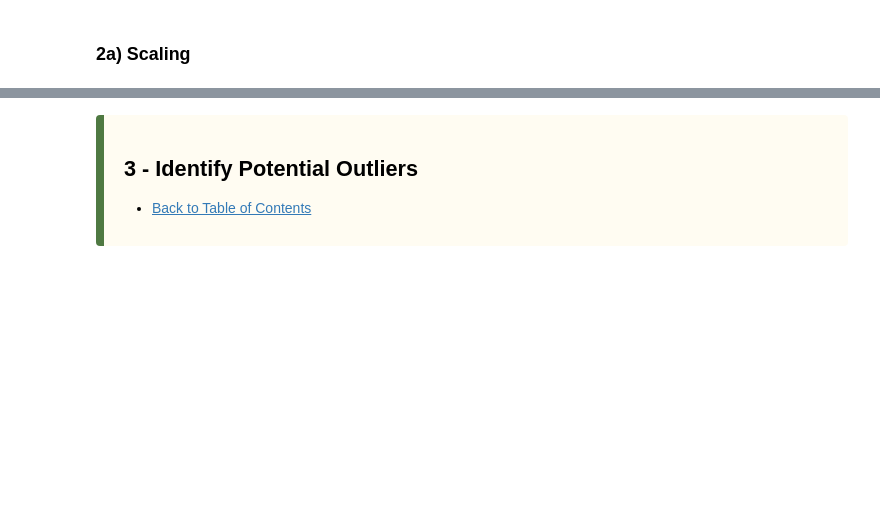
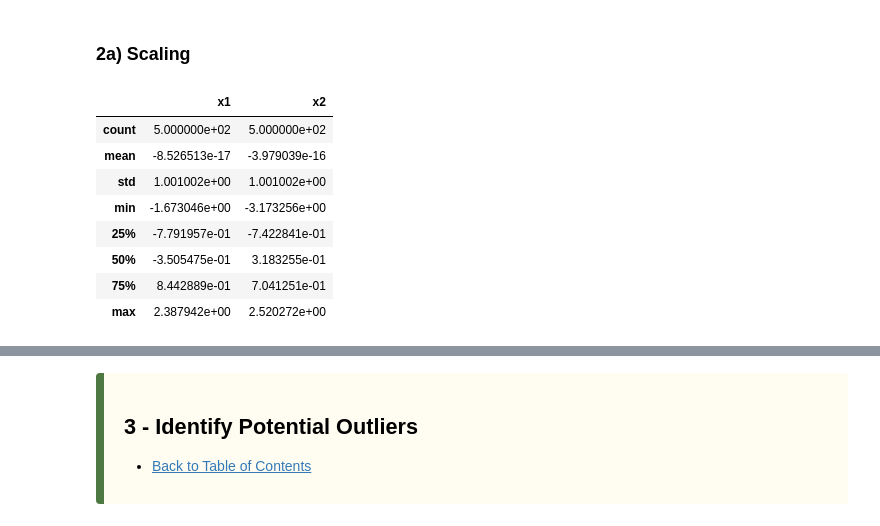
Before and after one commit to Jared-Wood135/DU-COMP4432-Machine-Learning, a Jupyter notebook: Assignments/5.ipynb, the cells around one changed output, grey strips where cells are left out. Cells and saved outputs as stored; diff of their text form; code cells hidden in the pictures; blank space fills up the shorter version.

```diff
--- a/Assignments/5.ipynb
+++ b/Assignments/5.ipynb
@@ -220,3 +220,22 @@ From initial dataset exploration, the dataset is very simple and straightforward
 </div>
 # %% [markdown]
 ### 2a) Scaling
+# %%
+# Scale both 'x1' and 'x2' for consistency in the 2D plane
+df_scaled = StandardScaler().fit_transform(df)
+
+# Send scaled data into a pandas dataframe
+df_scaled = pd.DataFrame(df_scaled, columns=['x1', 'x2'])
+
+# Observe descriptive statistics
+df_scaled.describe()
+# %% [output]
+|  | x1 | x2 |
+| count | 5.000000e+02 | 5.000000e+02 |
+| mean | -8.526513e-17 | -3.979039e-16 |
+| std | 1.001002e+00 | 1.001002e+00 |
+| min | -1.673046e+00 | -3.173256e+00 |
+| 25% | -7.791957e-01 | -7.422841e-01 |
+| 50% | -3.505475e-01 | 3.183255e-01 |
+| 75% | 8.442889e-01 | 7.041251e-01 |
+| max | 2.387942e+00 | 2.520272e+00 |
```
Also changed, not shown: parts of 2 cells of this notebook.
